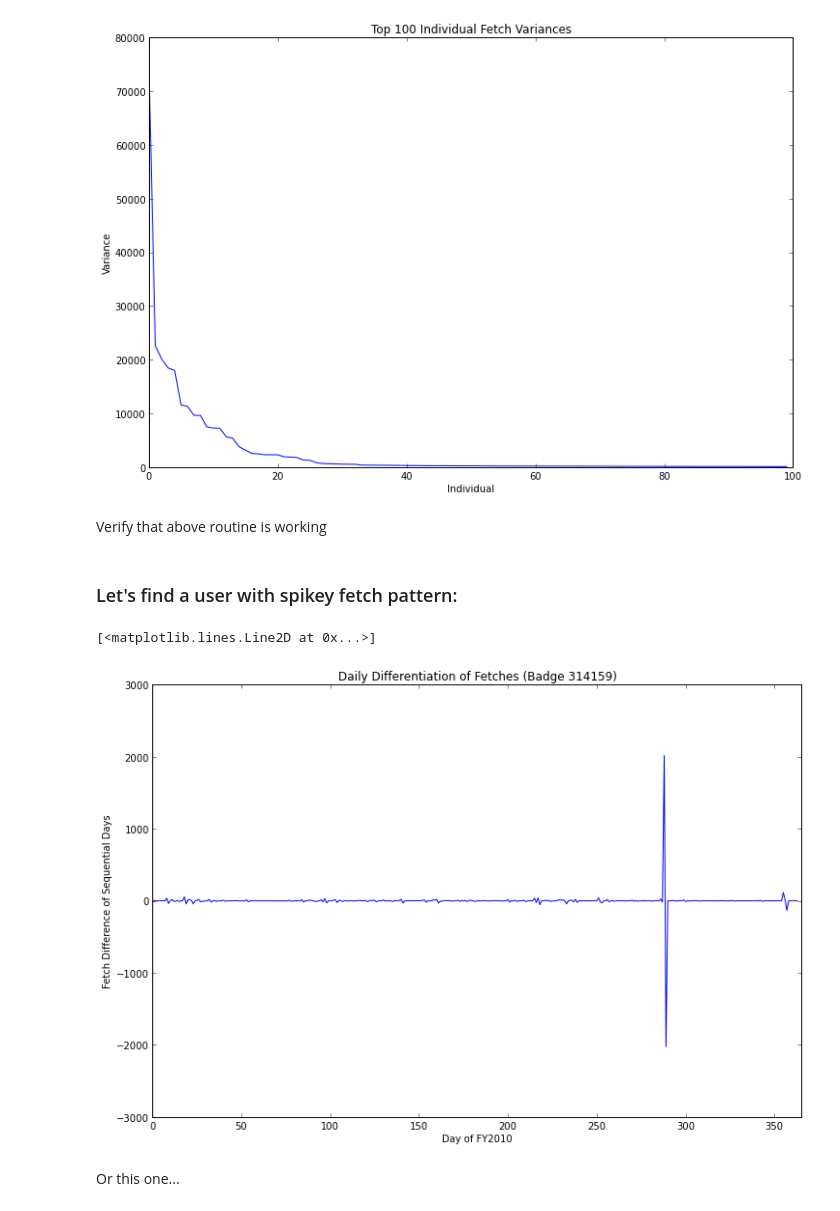
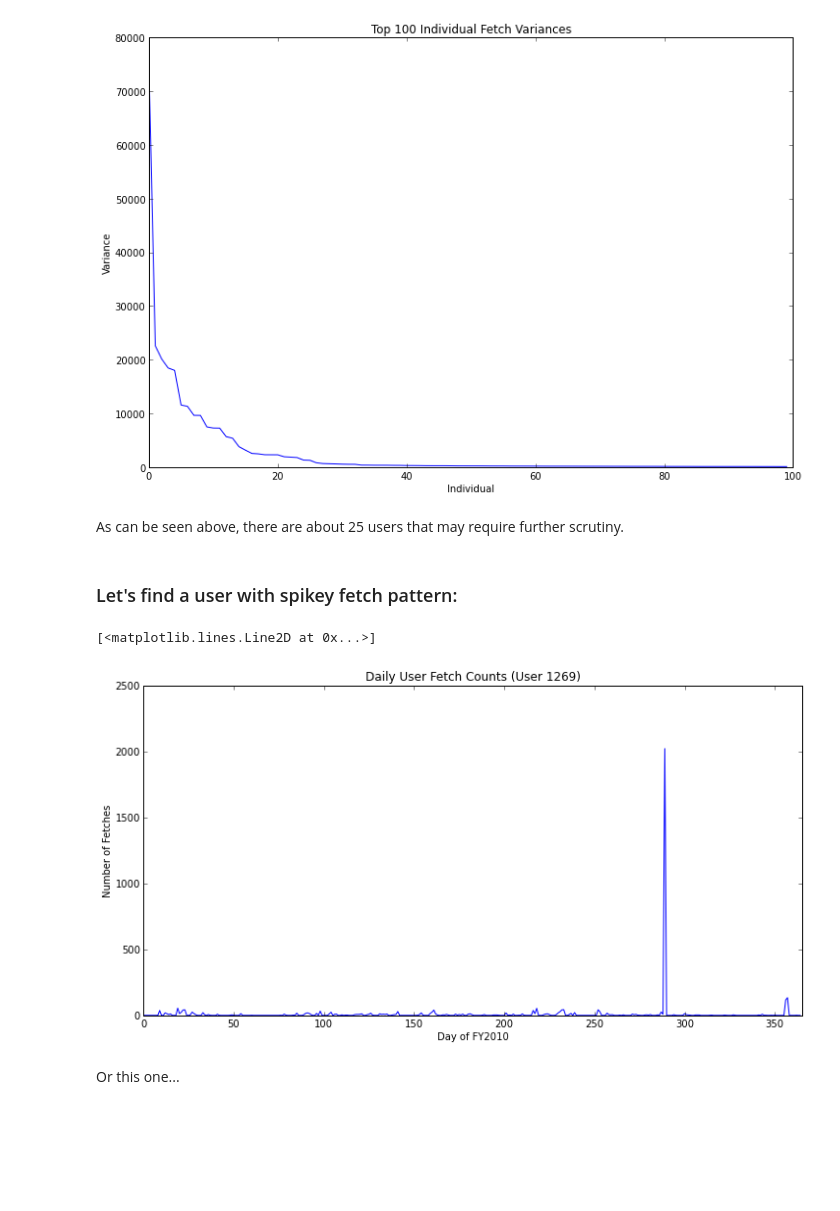
Before and after one commit to svkerr/Aerolink_Ubuntu, a Jupyter notebook: aerolink_daily_analysis.ipynb, the cells around one changed output. Cells and saved outputs as stored; diff of their text form; code cells hidden in the pictures; blank space fills up the shorter version.

```diff
--- a/aerolink_daily_analysis.ipynb
+++ b/aerolink_daily_analysis.ipynb
@@ -201,20 +189,20 @@ plt.plot(list_var_var[0:100])
 # %% [output]
 [<matplotlib.lines.Line2D at 0x...>]
 [figure]
-# %% [markdown]
-Verify that above routine is working
+# %% [markdown]
+As can be seen above, there are about 25 users that may require further scrutiny.
 # %% [markdown]
 ### Let's find a user with spikey fetch pattern:
 # %%
 from pylab import *
-rcParams['figure.figsize'] = 12,8
+rcParams['figure.figsize'] = 12,6
 plt.xlabel('Day of FY2010')
-plt.ylabel('Fetch Difference of Sequential Days')
+plt.ylabel('Number of Fetches')
 plt.xlim(0,365)
-plt.title('Daily Differentiation of Fetches (Badge 314159)')
-plt.plot(daily_diff[1269])
+plt.title('Daily User Fetch Counts (User 1269)')
+plt.plot(fetches[1269])
 # %% [output]
 [<matplotlib.lines.Line2D at 0x...>]
-[figure, old version]
+[figure, new version]
 # %% [markdown]
 Or this one...
```
Also changed, not shown: parts of 19 cells of this notebook.
